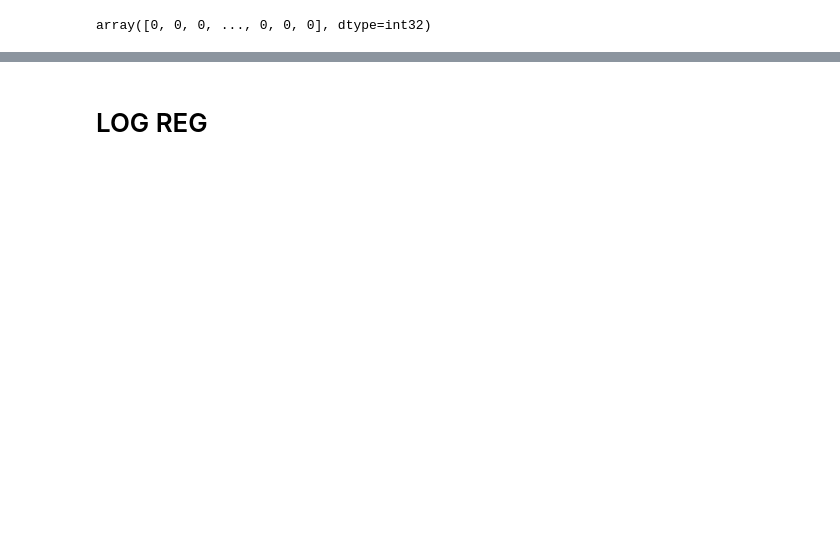
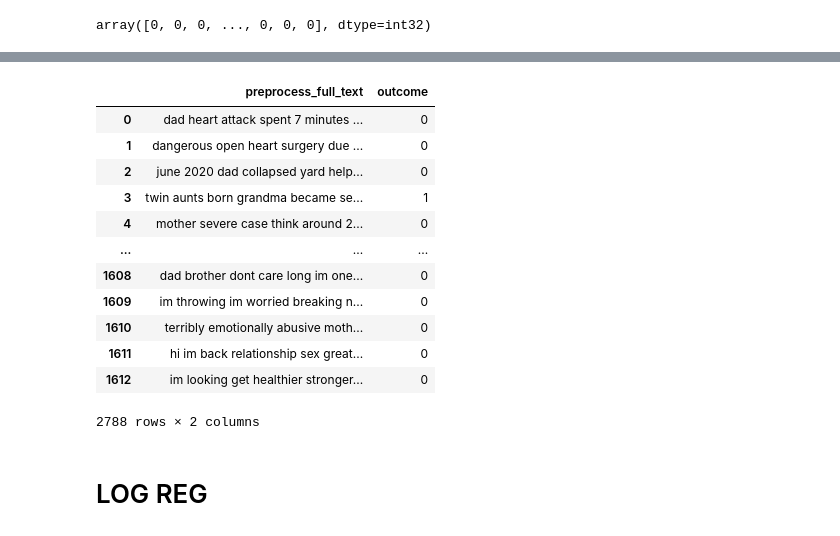
Before and after one commit to kashkambath/cvd-reddit-nlp-analysis, a Jupyter notebook: Data_Processing.ipynb, the cells around one changed output, grey strips where cells are left out. Saved outputs shown, nothing was run; the diff lists cells and outputs as text; code cells hidden in the pictures; blank space fills up the shorter version.

```diff
--- a/Data_Processing.ipynb
+++ b/Data_Processing.ipynb
@@ -177,5 +184,5 @@ pca_df = pca.fit_transform(df)
 # %%
-kmeans = KMeans(n_clusters=2, init='k-means++')
+kmeans = KMeans(n_clusters=3, init='k-means++')
 
 kmeans.fit(pca_df)
 
@@ -185,5 +200,23 @@ array([0, 0, 0, ..., 0, 0, 0], dtype=int32)
 # %%
 full_df['outcome'] = kmeans.labels_
+# %%
+main = full_df[["preprocess_full_text", "outcome"]]
+#main[main["outcome"] == 1]
+main
+# %% [output]
+|  | preprocess_full_text | outcome |
+| 0 | dad heart attack spent 7 minutes ... | 0 |
+| 1 | dangerous open heart surgery due ... | 0 |
+| 2 | june 2020 dad collapsed yard help... | 0 |
+| 3 | twin aunts born grandma became se... | 1 |
+| 4 | mother severe case think around 2... | 0 |
+| ... | ... | ... |
+| 1608 | dad brother dont care long im one... | 0 |
+| 1609 | im throwing im worried breaking n... | 0 |
+| 1610 | terribly emotionally abusive moth... | 0 |
+| 1611 | hi im back relationship sex great... | 0 |
+| 1612 | im looking get healthier stronger... | 0 |
+2788 rows × 2 columns
 # %% [markdown]
 # LOG REG
 # %%
```
Also changed, not shown: parts of 4 cells of this notebook.
